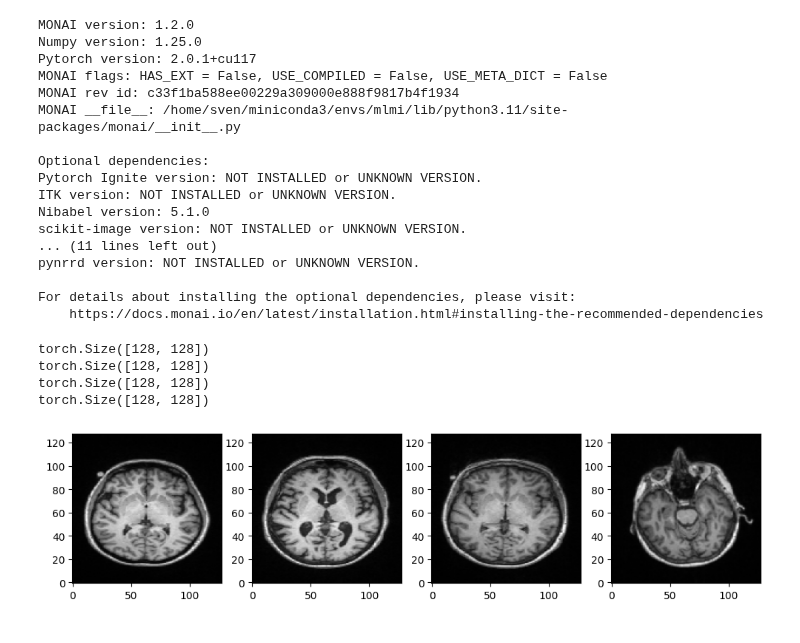
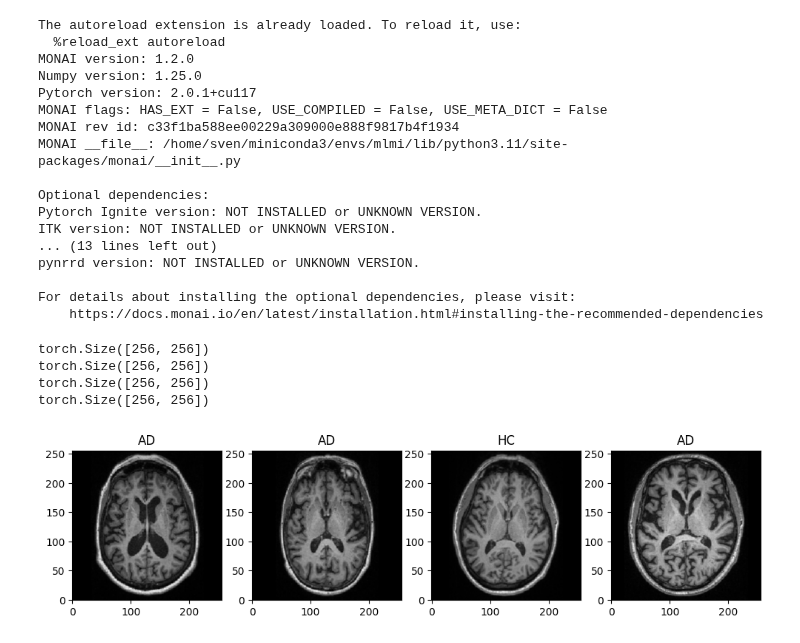
Before and after one commit to KnightTec/mlmi-project, a Jupyter notebook: mri_ad_classification_2d_oasis.ipynb, the cells around one changed output. Saved outputs shown, nothing was run; the diff lists cells and outputs as text; code cells hidden in the pictures.

Commit message:
Fix oasis-3 rescaling transformation

```diff
--- a/mri_ad_classification_2d_oasis.ipynb
+++ b/mri_ad_classification_2d_oasis.ipynb
@@ -26,14 +26,19 @@ from monai.transforms import (
     RandFlip,
     RandRotate,
     RandZoom,
-    ScaleIntensity,
+    ScaleIntensityd,
     EnsureTyped,
-    Resized
+    Resized,
+    CropForegroundd,
+    Spacingd,
+    SpatialPadd,
 )
 from monai.utils import set_determinism
 
 print_config()
 # %% [output]
+The autoreload extension is already loaded. To reload it, use:
+  %reload_ext autoreload
 MONAI version: 1.2.0
 Numpy version: 1.25.0
 Pytorch version: 2.0.1+cu117
@@ -44,9 +49,7 @@ MONAI __file__: /home/sven/miniconda3/envs/mlmi/lib/python3.11/site-packages/mon
 Optional dependencies:
 Pytorch Ignite version: NOT INSTALLED or UNKNOWN VERSION.
 ITK version: NOT INSTALLED or UNKNOWN VERSION.
-Nibabel version: 5.1.0
-scikit-image version: NOT INSTALLED or UNKNOWN VERSION.
-... (11 lines left out)
+... (13 lines left out)
 pynrrd version: NOT INSTALLED or UNKNOWN VERSION.
 
 For details about installing the optional dependencies, please visit:
@@ -91,13 +94,20 @@ def create_oasis_3_dataset(csv_path: str, dataset_root: str, modality: Modality,
 
     return CacheDataset(data=train_data, transform=transform, cache_rate=0.5, num_workers=5, copy_cache=False)
 # %%
+dataset_root = "/mnt/f/OASIS-3-MR-Sessions-2D/"
+resolution = 256
+
+foreground_crop_threshold = 0.1
 train_table_path = "csv/oasis/oasis_3_multimodal_train.csv"
-dataset_root = "/mnt/f/OASIS-3-MR-Sessions-2D/"
 transform = Compose([
     LoadImaged("image", image_only=True),
     EnsureChannelFirstd("image", channel_dim="no_channel"),
     EnsureTyped("image"),
-    Resized(keys=["image"], spatial_size=(128, 128))]
+    ScaleIntensityd("image"),
+    CropForegroundd("image", source_key="image", select_fn=lambda x: x > foreground_crop_threshold, margin=5),
+    Resized(keys=["image"], spatial_size=resolution, size_mode="longest"),
+    SpatialPadd(keys=["image"], spatial_size=(resolution, resolution)),
+    ]
 )
 train_ds = create_oasis_3_dataset(csv_path=train_table_path, dataset_root=dataset_root, modality=Modality.MR_T1, transform=transform)
 # disable multi-workers because `ThreadDataLoader` works with multi-threads
@@ -105,28 +115,24 @@ train_loader = ThreadDataLoader(train_ds, num_workers=0, batch_size=4, shuffle=T
 # %%
 dataiter = iter(train_loader)
 batch_sample = next(dataiter)
 images = batch_sample["image"]
 labels = batch_sample["label"]
 
 classes = ["HC", "AD"]
 
 plt.figure(figsize=(12, 6))
 i = 0
 for sample_data, sample_label in zip(images, labels):
     sample = sample_data[0]
     print(sample.shape)
     plt.subplot(1, 4, i+1)  # Create a subplot for each sample
     plt.imshow(sample.T, cmap='gray', origin='lower')
-    # plt.title(f"{classes[sample_label]}")  # Display the label as the title
+    plt.title(f"{classes[sample_label]}")  # Display the label as the title
     i += 1
 plt.show()
-
-
-# TODO: crop foreground
-# TODO: harmonize resolution with cropping
 # %% [output]
-torch.Size([128, 128])
-torch.Size([128, 128])
-torch.Size([128, 128])
-torch.Size([128, 128])
+torch.Size([256, 256])
+torch.Size([256, 256])
+torch.Size([256, 256])
+torch.Size([256, 256])
-[figure, old version]
+[figure, new version]
```
